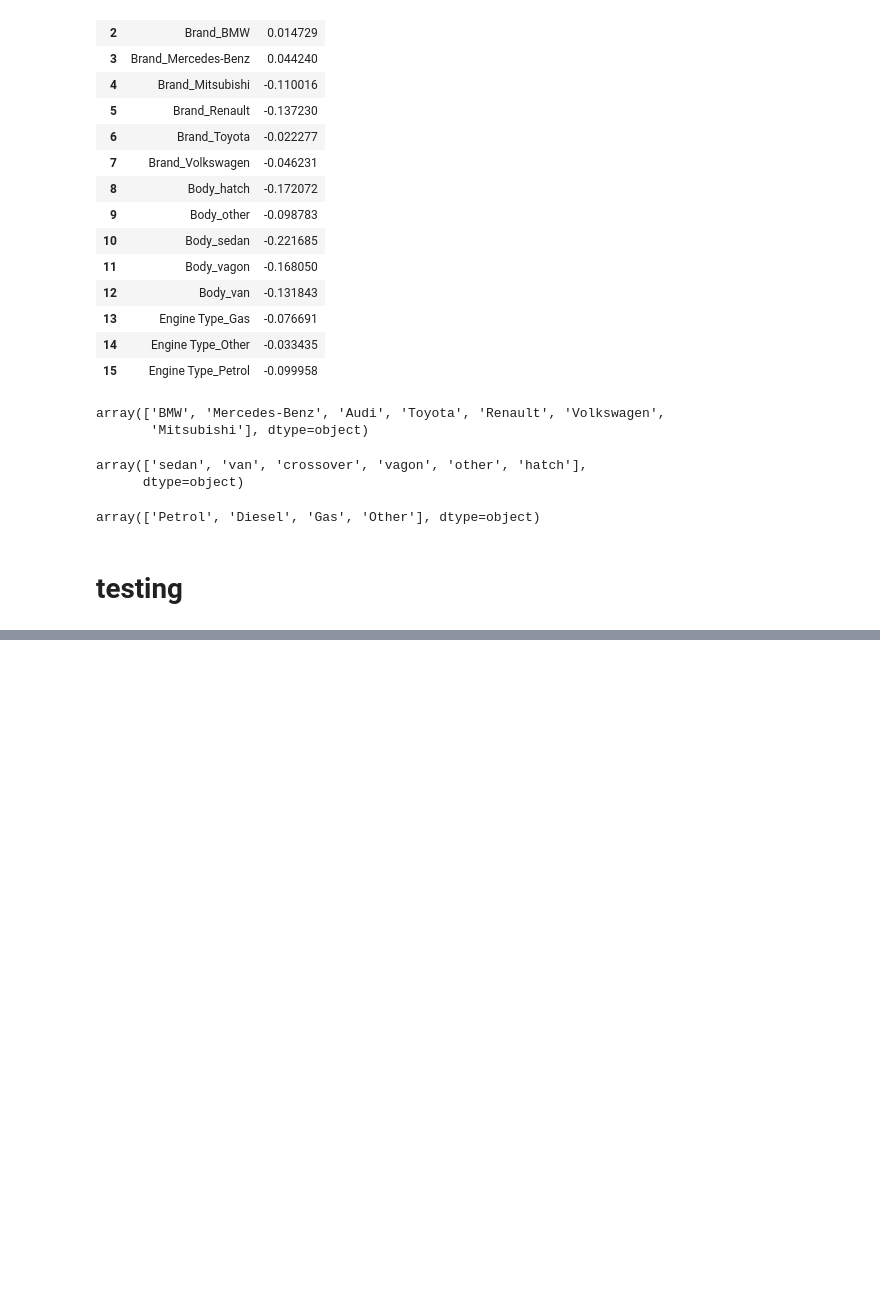
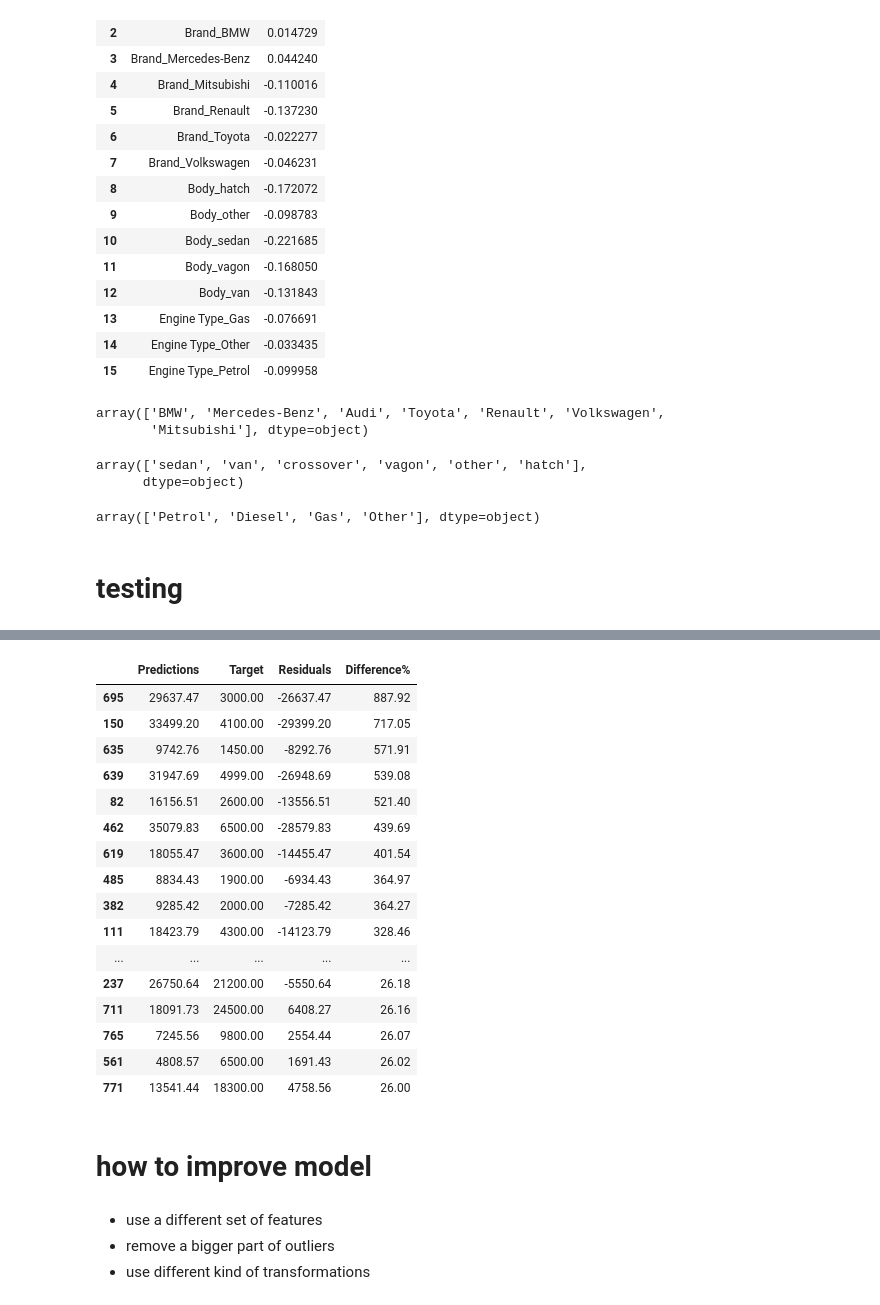
Before and after one commit to tansudasli/analytics-sandbox, a Jupyter notebook: car_sales_lineer_regression.ipynb, the cells around one changed output, grey strips where cells are left out. Cells and saved outputs as stored; diff of their text form; code cells hidden in the pictures; blank space fills up the shorter version.

```diff
--- a/car_sales_lineer_regression.ipynb
+++ b/car_sales_lineer_regression.ipynb
@@ -528,0 +561,4 @@ array(['Petrol', 'Diesel', 'Gas', 'Other'], dtype=object)
+# %%
+df_pf = pd.DataFrame(np.exp(y_hat_test), columns=['Predictions'])
+
+df_pf.head()
@@ -528,0 +572,4 @@ array(['Petrol', 'Diesel', 'Gas', 'Other'], dtype=object)
+# %%
+y_test = y_test.reset_index(drop=True)
+
+y_test.head()
@@ -528,0 +583,4 @@ array(['Petrol', 'Diesel', 'Gas', 'Other'], dtype=object)
+# %%
+df_pf['Target'] = np.exp(y_test)
+
+df_pf.head()
@@ -528,0 +594,6 @@ array(['Petrol', 'Diesel', 'Gas', 'Other'], dtype=object)
+# %%
+df_pf['Residuals'] = df_pf['Target'] - df_pf['Predictions']
+
+df_pf['Difference%'] = np.abs(df_pf['Residuals']/df_pf['Target'] * 100)
+
+df_pf.head()
@@ -528,0 +621,35 @@ array(['Petrol', 'Diesel', 'Gas', 'Other'], dtype=object)
+# %%
+pd.options.display.max_rows = 999
+pd.set_option('display.float_format', lambda x: '%.2f' % x)
+
+df_pf.sort_values("Difference%", axis = 0, ascending = False)
+
+df_pf
+
+# 25+ records have very small Target values. and their predictions are higer than target
+
+# that means we are omitting some varibles which affects the price. or we may dropped model, and that's what happend.
+# %% [output]
+|  | Predictions | Target | Residuals | Difference% |
+| 695 | 29637.47 | 3000.00 | -26637.47 | 887.92 |
+| 150 | 33499.20 | 4100.00 | -29399.20 | 717.05 |
+| 635 | 9742.76 | 1450.00 | -8292.76 | 571.91 |
+| 639 | 31947.69 | 4999.00 | -26948.69 | 539.08 |
+| 82 | 16156.51 | 2600.00 | -13556.51 | 521.40 |
+| 462 | 35079.83 | 6500.00 | -28579.83 | 439.69 |
+| 619 | 18055.47 | 3600.00 | -14455.47 | 401.54 |
+| 485 | 8834.43 | 1900.00 | -6934.43 | 364.97 |
+| 382 | 9285.42 | 2000.00 | -7285.42 | 364.27 |
+| 111 | 18423.79 | 4300.00 | -14123.79 | 328.46 |
+| ... | ... | ... | ... | ... |
+| 237 | 26750.64 | 21200.00 | -5550.64 | 26.18 |
+| 711 | 18091.73 | 24500.00 | 6408.27 | 26.16 |
+| 765 | 7245.56 | 9800.00 | 2554.44 | 26.07 |
+| 561 | 4808.57 | 6500.00 | 1691.43 | 26.02 |
+| 771 | 13541.44 | 18300.00 | 4758.56 | 26.00 |
+# %% [markdown]
+# how to improve model
+# %% [markdown]
+- use a different set of features
+- remove a bigger part of outliers
+-  use different kind of transformations
```
Also changed, not shown: parts of 12 cells of this notebook.
